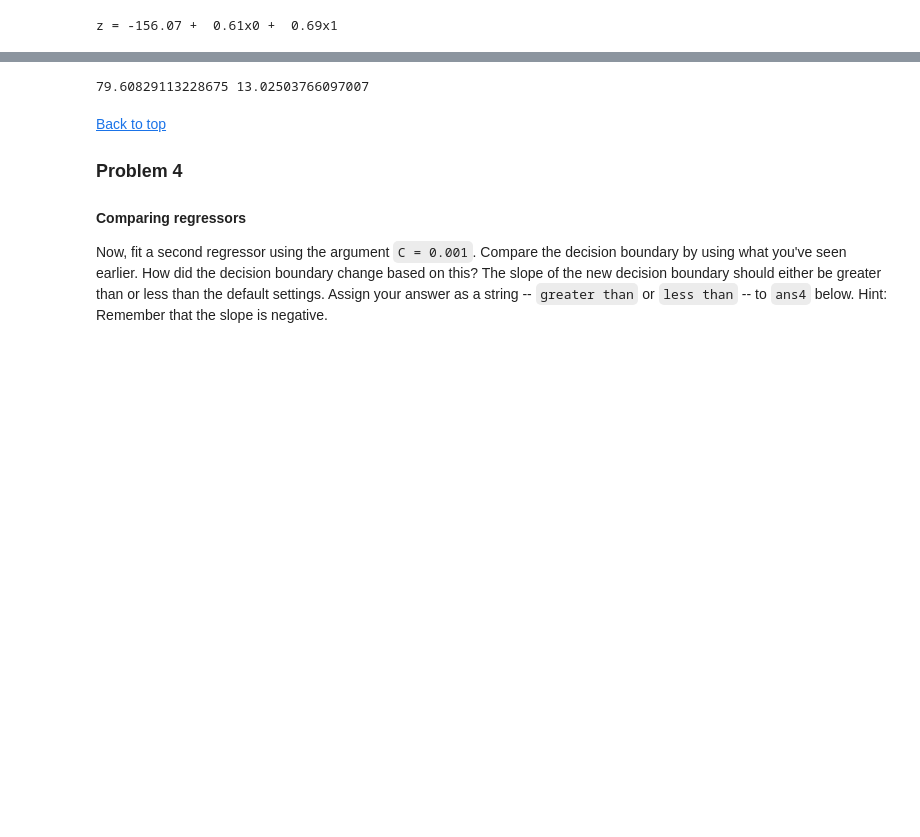
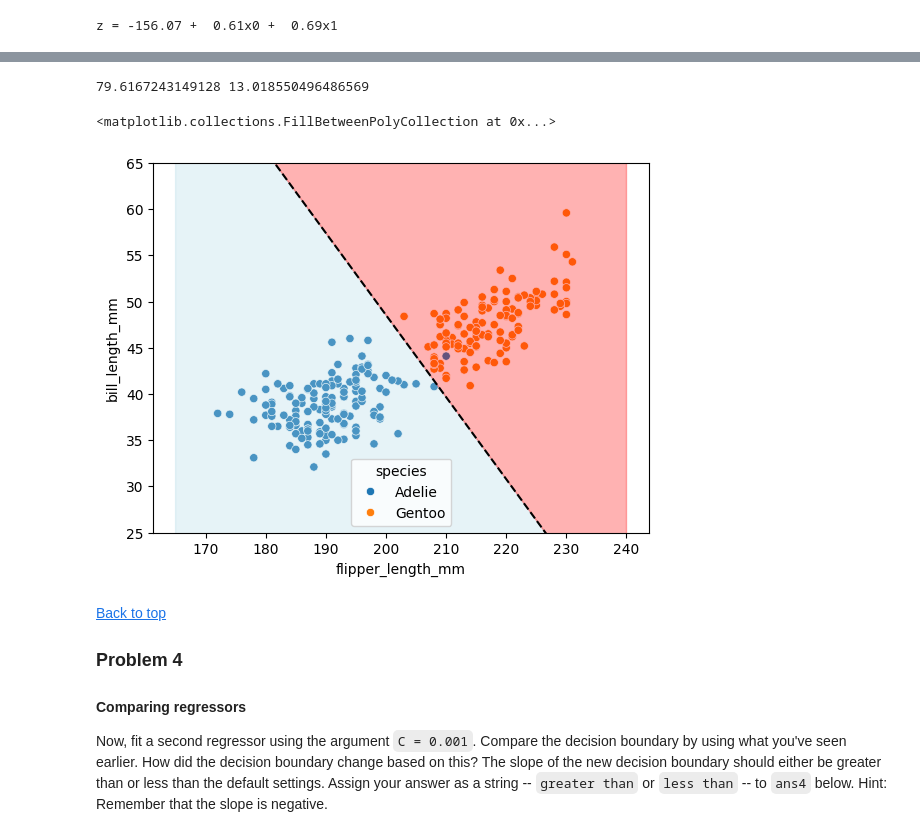
Before and after one commit to Subroy1/MSAI_AllPracticeModules, a Jupyter notebook: Module 13/colab_activity13_2.ipynb, the cells around one changed output, grey strips where cells are left out. Saved outputs shown, nothing was run; the diff lists cells and outputs as text; code cells hidden in the pictures; blank space fills up the shorter version.

Commit message:
Decision boundary with changing C regularization parameter .

```diff
--- a/Module 13/colab_activity13_2.ipynb
+++ b/Module 13/colab_activity13_2.ipynb
@@ -114,8 +112,6 @@ $$y = -\frac{\beta_1}{\beta_2} * x_0 - \frac{\beta_0}{\beta_2}$$
 
 Complete the function `decision_boundary` below that takes in `x_0` and  `beta`'s. This function should return the appropriate value for the predicitons based on the formula above.  Uncomment the plot to verify your results using the defined `x = np.linspace`.
 # %%
-
-
 def decision_boundary(x0, beta_0, beta_1, beta_2):
     '''
     Function returns values for linear decision boundaries
@@ -139,22 +135,25 @@ def decision_boundary(x0, beta_0, beta_1, beta_2):
     np.array
         values of y
     '''
-    return None
-
+    return (-beta_1/beta_2 * x0 - beta_0/beta_2)
 
 # Answer check
 x = np.linspace(165, 240, 100)
-print(decision_boundary(x, beta_0, beta_1, beta_2)[0], decision_boundary(x, beta_0, beta_1, beta_2)[-1])
+db=decision_boundary(x, beta_0, beta_1, beta_2)
+print(db[0], db[-1])
 # %% [output]
-79.60829113228675 13.02503766097007
+79.6167243149128 13.018550496486569
 # %%
 ## code for figure
-#x = np.linspace(165, 240, 100)
 #sns.scatterplot(data = penguins, x = 'flipper_length_mm', y = 'bill_length_mm', hue = 'species')
-#plt.plot(x, decision_boundary(x, beta_0, beta_1, beta_2), '--', color = 'black')
-#plt.ylim(25, 65)
-#plt.fill_between(x, decision_boundary(x, beta_0, beta_1, beta_2), alpha = 0.3, color = 'lightblue')
-#plt.fill_between(x, decision_boundary(x, beta_0, beta_1, beta_2), np.repeat(70, 100), alpha = 0.3)
+sns.scatterplot(data=penguins , x ='flipper_length_mm', y ='bill_length_mm', hue = 'species')
+plt.plot(x, decision_boundary(x, beta_0, beta_1, beta_2), '--', color = 'black')
+plt.ylim(25, 65)
+plt.fill_between(x, decision_boundary(x, beta_0, beta_1, beta_2), alpha = 0.3, color = 'lightblue')
+plt.fill_between(x, decision_boundary(x, beta_0, beta_1, beta_2), np.repeat(70, 100), alpha = 0.3, color = 'red')
+# %% [output]
+<matplotlib.collections.FillBetweenPolyCollection at 0x...>
+[figure, added]
 # %% [markdown]
 [Back to top](#-Index)
 
```
Also changed, not shown: parts of 4 cells of this notebook.
